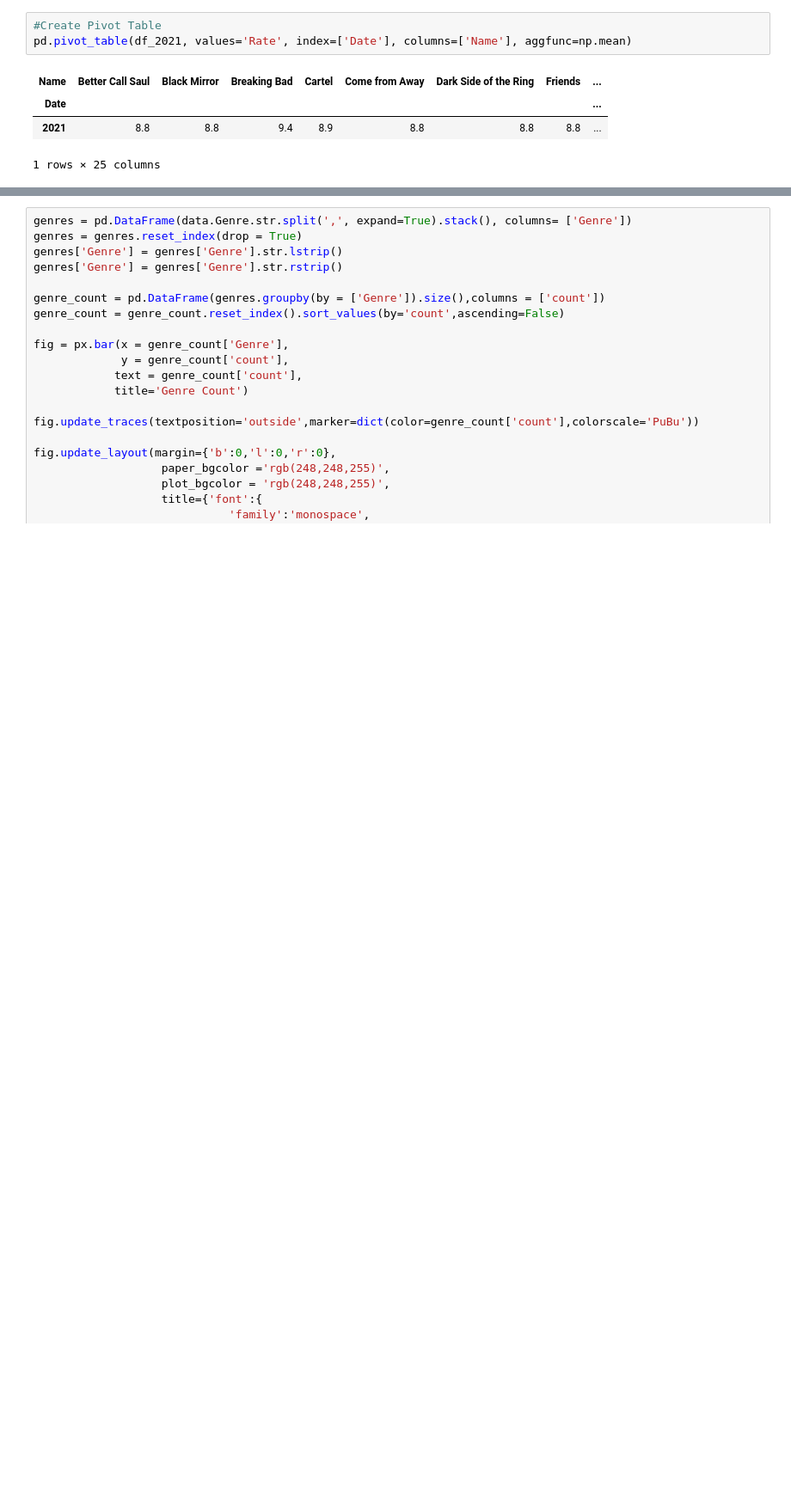
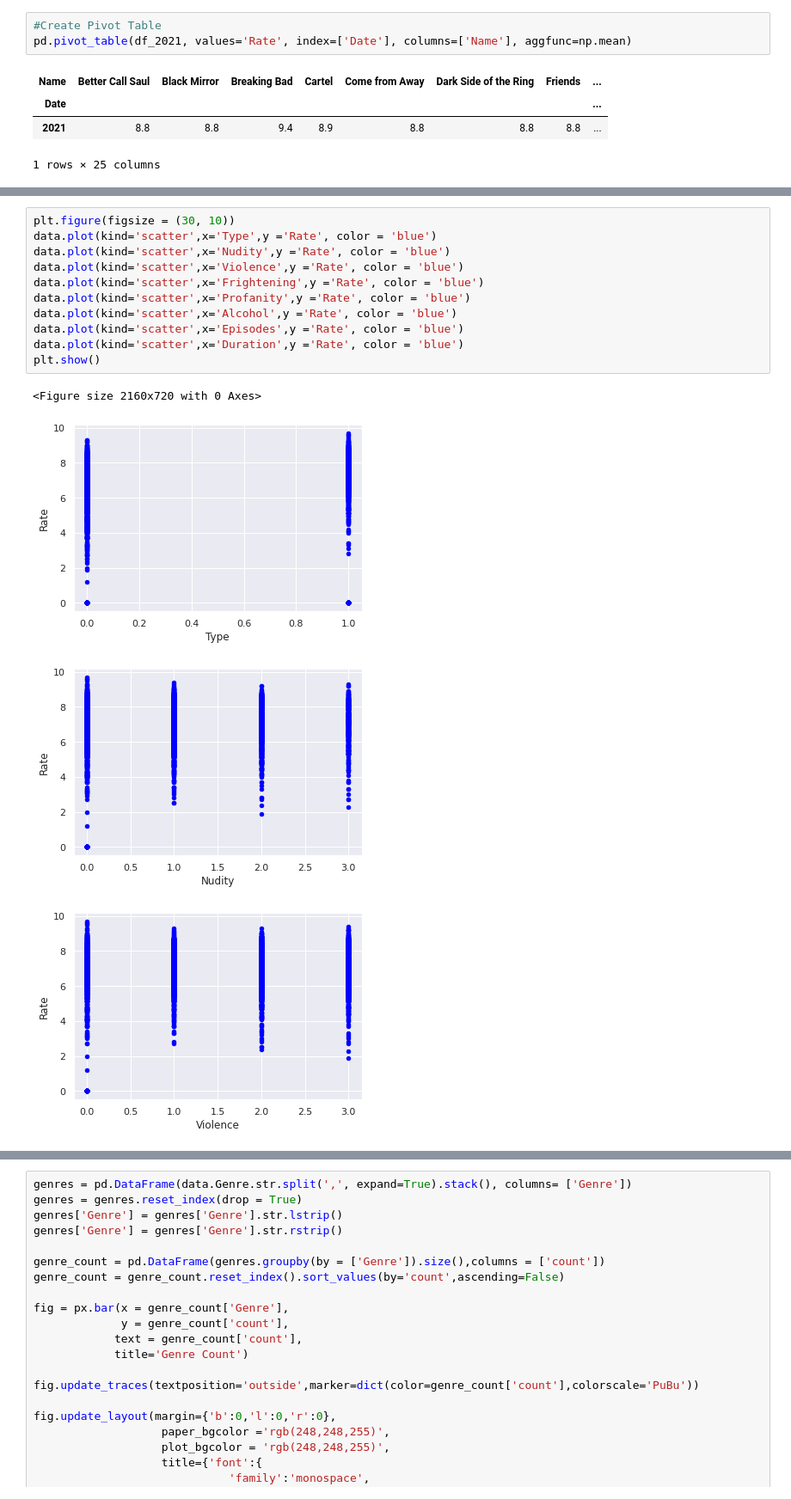
Before and after one commit to sinaapolo969/imdb-analysis, a Jupyter notebook: Imdb_Most_popular_Films_and_series.ipynb, the cells around one changed output, grey strips where cells are left out. Shown at 86% size. Saved outputs shown, nothing was run; the diff lists cells and outputs as text; blank space fills up the shorter version.

```diff
--- a/Imdb_Most_popular_Films_and_series.ipynb
+++ b/Imdb_Most_popular_Films_and_series.ipynb
@@ -257,0 +311,16 @@ pd.pivot_table(df_2021, values='Rate', index=['Date'], columns=['Name'], aggfunc
+# %%
+plt.figure(figsize = (30, 10))
+data.plot(kind='scatter',x='Type',y ='Rate', color = 'blue')
+data.plot(kind='scatter',x='Nudity',y ='Rate', color = 'blue')
+data.plot(kind='scatter',x='Violence',y ='Rate', color = 'blue')
+data.plot(kind='scatter',x='Frightening',y ='Rate', color = 'blue')
+data.plot(kind='scatter',x='Profanity',y ='Rate', color = 'blue')
+data.plot(kind='scatter',x='Alcohol',y ='Rate', color = 'blue')
+data.plot(kind='scatter',x='Episodes',y ='Rate', color = 'blue')
+data.plot(kind='scatter',x='Duration',y ='Rate', color = 'blue')
+plt.show()
+# %% [output]
+<Figure size 2160x720 with 0 Axes>
+[figure, added]
+[figure, added]
+[figure, added]
```
Also changed, not shown: parts of 15 cells of this notebook.
